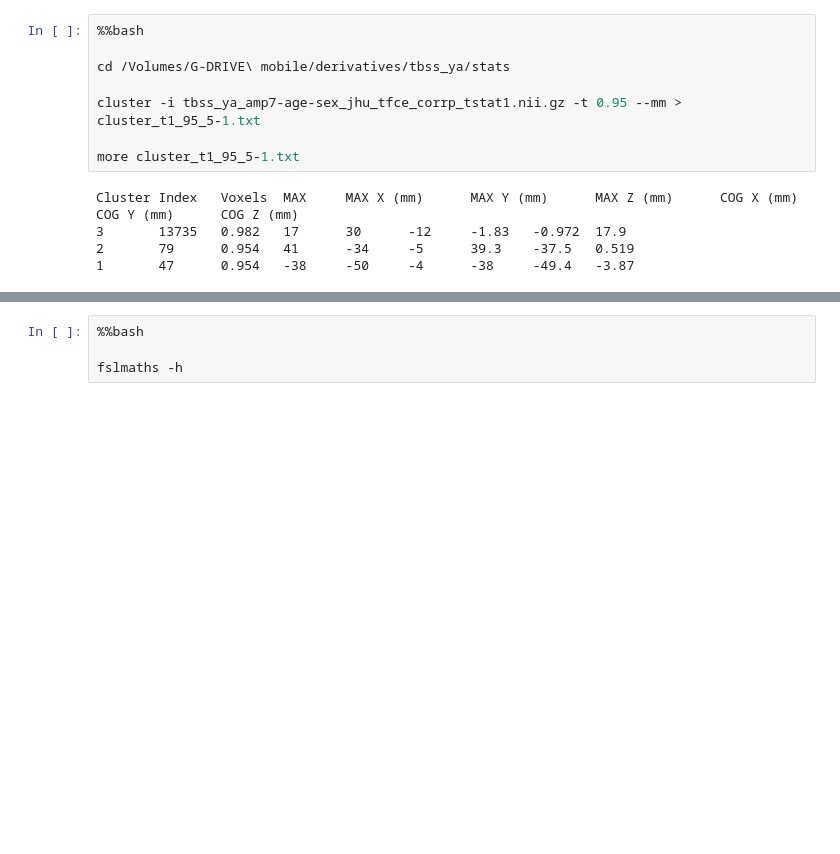
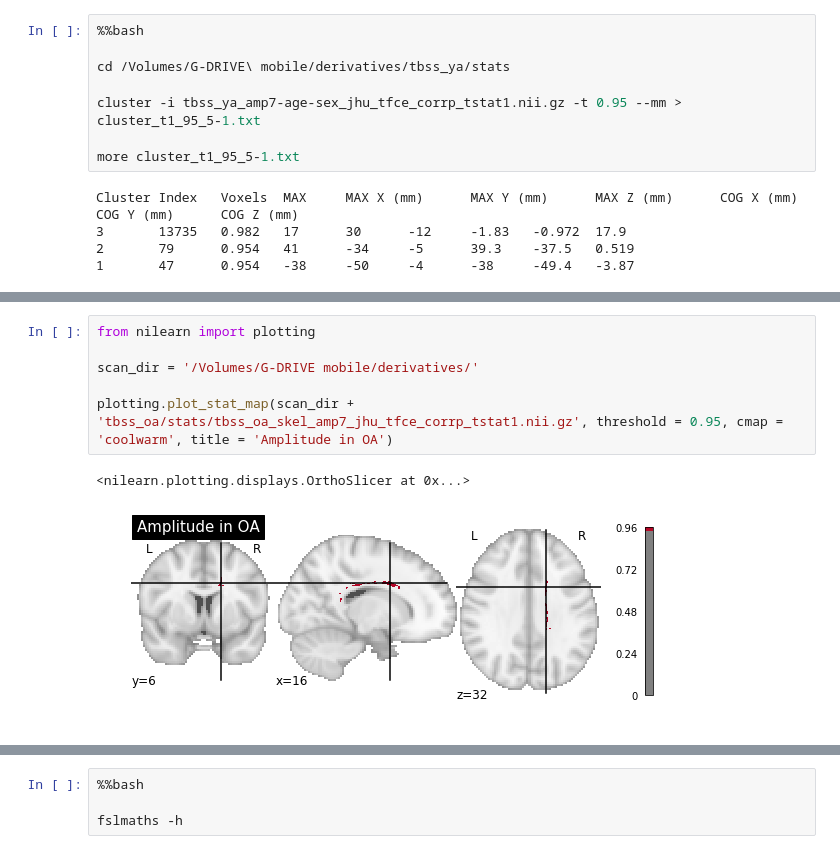
Before and after one commit to UTCogNeuroLab/adm_mri, a Jupyter notebook: dti-cr/content/rhythm-amplitude.ipynb, the cells around one changed output, grey strips where cells are left out. Cells and saved outputs as stored; diff of their text form; blank space fills up the shorter version.

```diff
--- a/dti-cr/content/rhythm-amplitude.ipynb
+++ b/dti-cr/content/rhythm-amplitude.ipynb
@@ -711,0 +791,9 @@ plotting.plot_stat_map(scan_dir + 'tbss_ya/stats/tbss_ya_amp7_jhu_tfce_corrp_tst
+# %%
+from nilearn import plotting
+
+scan_dir = '/Volumes/G-DRIVE mobile/derivatives/'
+
+plotting.plot_stat_map(scan_dir + 'tbss_oa/stats/tbss_oa_skel_amp7_jhu_tfce_corrp_tstat1.nii.gz', threshold = 0.95, cmap = 'coolwarm', title = 'Amplitude in OA')
+# %% [output]
+<nilearn.plotting.displays.OrthoSlicer at 0x...>
+[figure, added]
```
Also changed, not shown: parts of 13 cells of this notebook, 1 other file.
